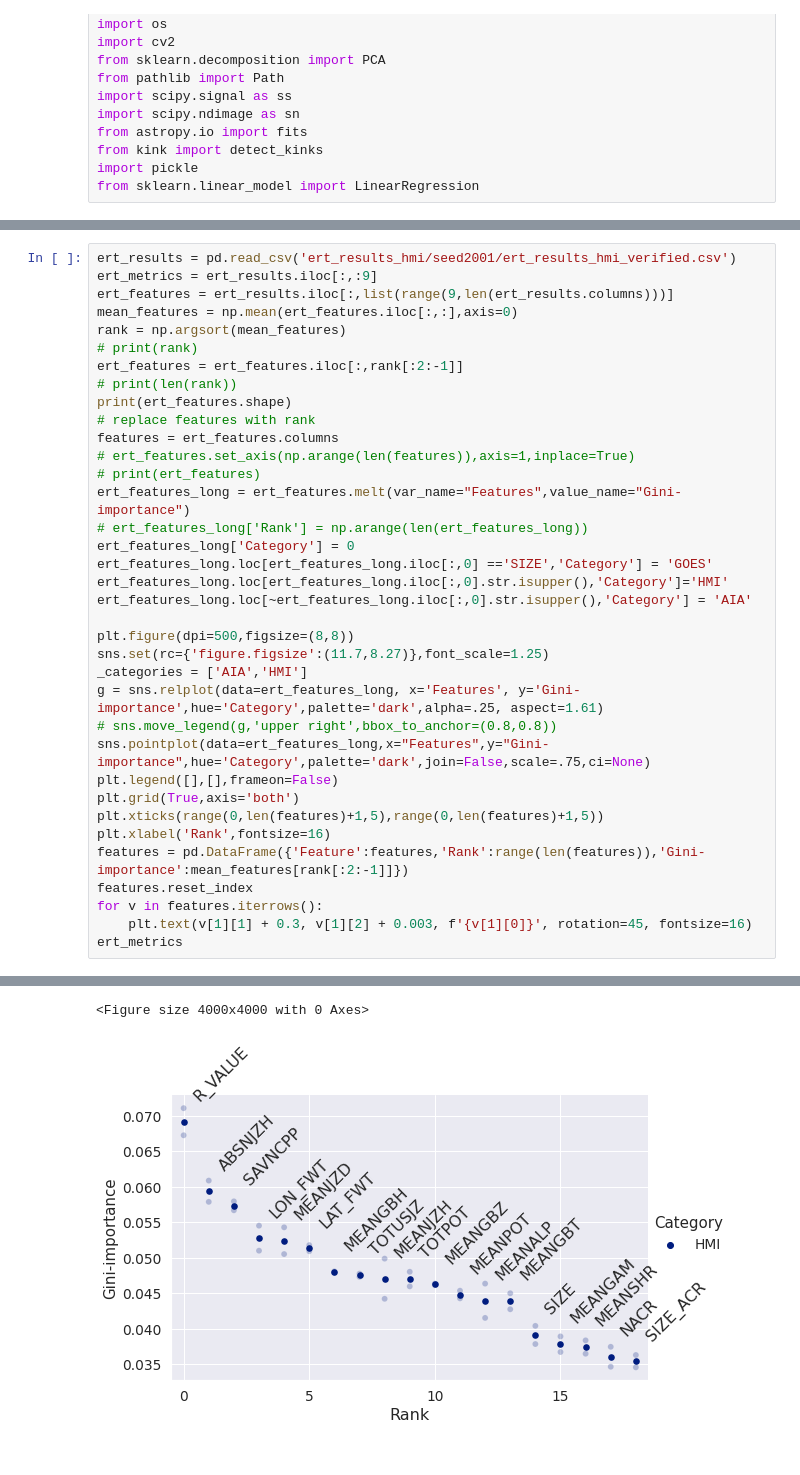
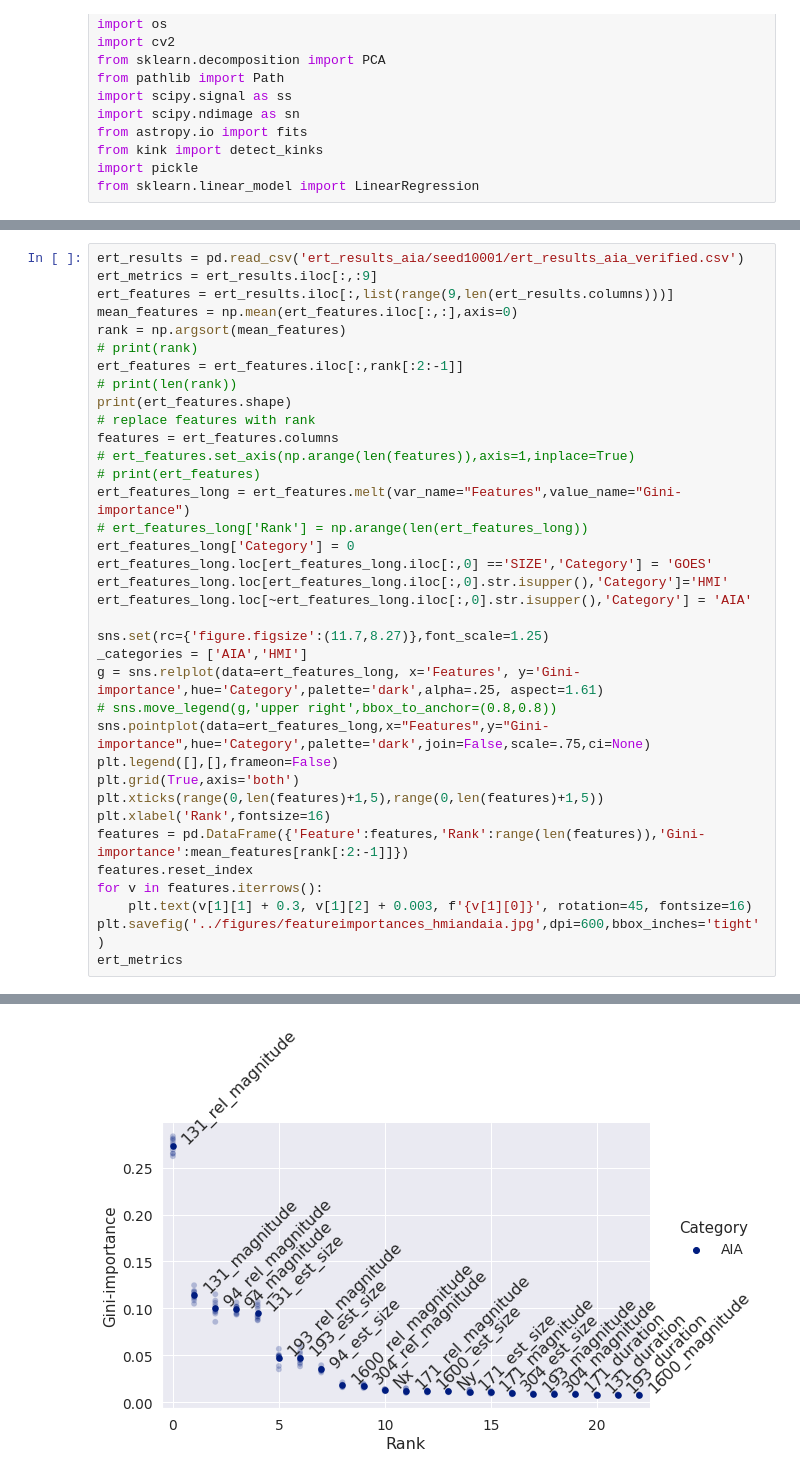
Before and after one commit to SWxTREC/aia-flare-catalog, a Jupyter notebook: paper_figures.ipynb, the cells around one changed output, grey strips where cells are left out. Cells and saved outputs as stored; diff of their text form.

```diff
--- a/paper_figures.ipynb
+++ b/paper_figures.ipynb
@@ -271,5 +337,5 @@ plt.legend(lams[::-1],fontsize=14)
 # %%
-ert_results = pd.read_csv('ert_results_hmi/seed2001/ert_results_hmi_verified.csv')
+ert_results = pd.read_csv('ert_results_aia/seed10001/ert_results_aia_verified.csv')
 ert_metrics = ert_results.iloc[:,:9]
 ert_features = ert_results.iloc[:,list(range(9,len(ert_results.columns)))]
 mean_features = np.mean(ert_features.iloc[:,:],axis=0)
@@ -289,7 +355,6 @@ ert_features_long.loc[ert_features_long.iloc[:,0] =='SIZE','Category'] = 'GOES'
 ert_features_long.loc[ert_features_long.iloc[:,0].str.isupper(),'Category']='HMI'
 ert_features_long.loc[~ert_features_long.iloc[:,0].str.isupper(),'Category'] = 'AIA'
 
-plt.figure(dpi=500,figsize=(8,8))
 sns.set(rc={'figure.figsize':(11.7,8.27)},font_scale=1.25)
 _categories = ['AIA','HMI']
 g = sns.relplot(data=ert_features_long, x='Features', y='Gini-importance',hue='Category',palette='dark',alpha=.25, aspect=1.61)
@@ -303,5 +368,6 @@ features = pd.DataFrame({'Feature':features,'Rank':range(len(features)),'Gini-im
 features.reset_index
 for v in features.iterrows():
     plt.text(v[1][1] + 0.3, v[1][2] + 0.003, f'{v[1][0]}', rotation=45, fontsize=16)
+plt.savefig('../figures/featureimportances_hmiandaia.jpg',dpi=600,bbox_inches='tight')
 ert_metrics
 # %% [output]
@@ -312,5 +386,4 @@ ert_metrics
-<Figure size 4000x4000 with 0 Axes>
-[figure, old version]
+[figure, new version]
 # %%
 mean_metrics = np.mean(ert_metrics.iloc[:,1:],axis=0)
 std_metrics = np.std(ert_metrics.iloc[:,1:],axis=0)
```
Also changed, not shown: parts of 13 cells of this notebook.
